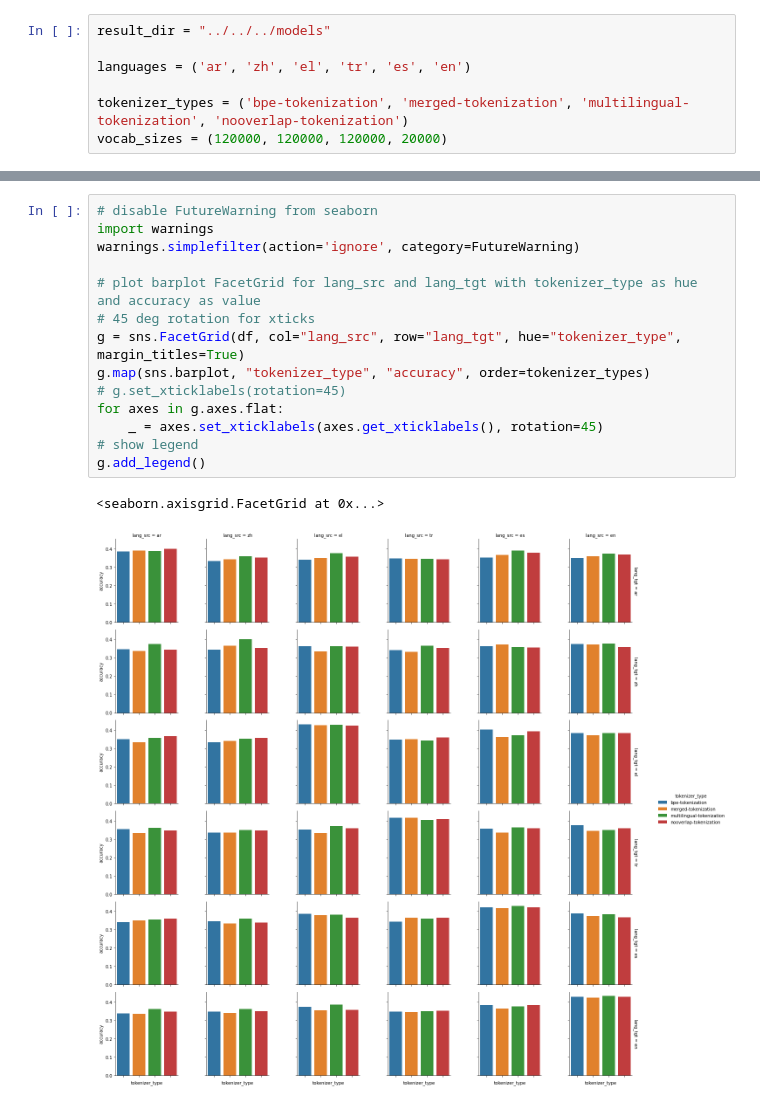
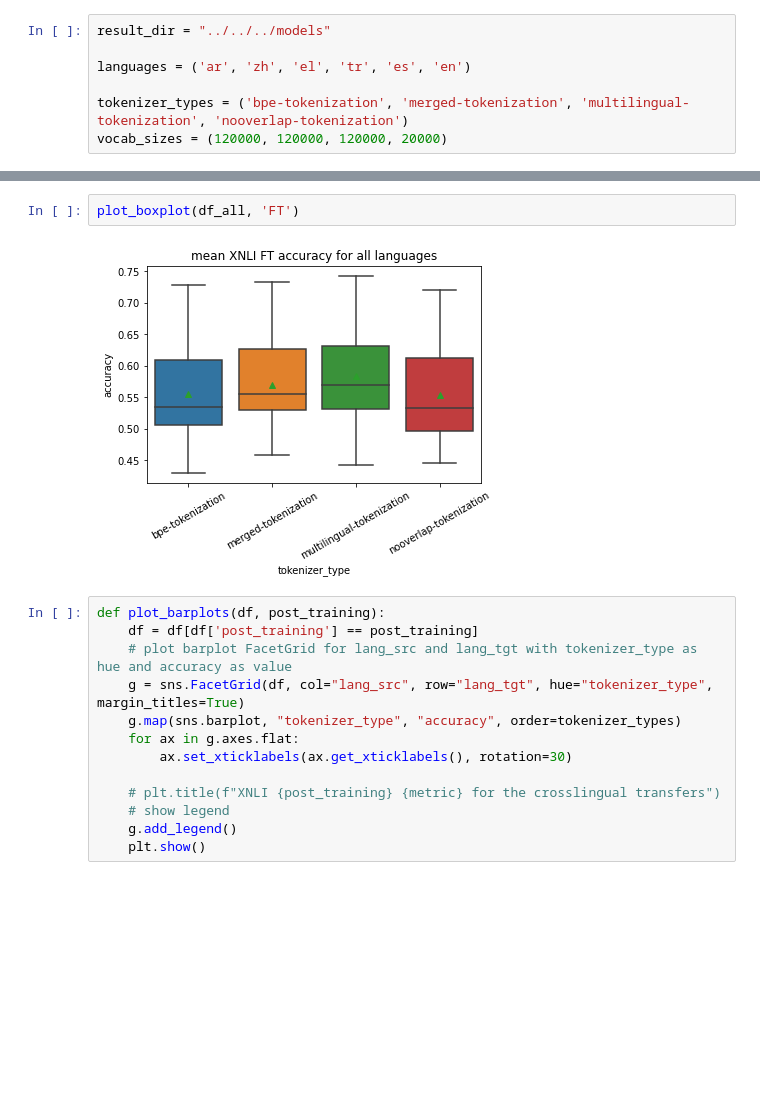
Before and after one commit to tomlimi/entangled_in_scripts, a Jupyter notebook: src/notebooks/3_xnli_results.ipynb, the cells around one changed output, grey strips where cells are left out. Cells and saved outputs as stored; diff of their text form; blank space fills up the shorter version.

```diff
--- a/src/notebooks/3_xnli_results.ipynb
+++ b/src/notebooks/3_xnli_results.ipynb
@@ -65,18 +74,18 @@ Text(0.5, 1.0, 'mean XNLI FT accuracy for all languages')
+# %%
+plot_boxplot(df_all, 'FT')
+# %% [output]
+[figure, added]
 # %%
-# disable FutureWarning from seaborn
-import warnings
-warnings.simplefilter(action='ignore', category=FutureWarning)
+def plot_barplots(df, post_training):
+    df = df[df['post_training'] == post_training]
+    # plot barplot FacetGrid for lang_src and lang_tgt with tokenizer_type as hue and accuracy as value
+    g = sns.FacetGrid(df, col="lang_src", row="lang_tgt", hue="tokenizer_type", margin_titles=True)
+    g.map(sns.barplot, "tokenizer_type", "accuracy", order=tokenizer_types)
+    for ax in g.axes.flat:
+        ax.set_xticklabels(ax.get_xticklabels(), rotation=30)
 
-# plot barplot FacetGrid for lang_src and lang_tgt with tokenizer_type as hue and accuracy as value
-# 45 deg rotation for xticks
-g = sns.FacetGrid(df, col="lang_src", row="lang_tgt", hue="tokenizer_type", margin_titles=True)
-g.map(sns.barplot, "tokenizer_type", "accuracy", order=tokenizer_types)
-# g.set_xticklabels(rotation=45)
-for axes in g.axes.flat:
-    _ = axes.set_xticklabels(axes.get_xticklabels(), rotation=45)
-# show legend
-g.add_legend()
+    # plt.title(f"XNLI {post_training} {metric} for the crosslingual transfers")
+    # show legend
+    g.add_legend()
+    plt.show()
-# %% [output]
-<seaborn.axisgrid.FacetGrid at 0x...>
-[figure, removed]
 # %%
```
Also changed, not shown: parts of 12 cells of this notebook, 4 other files.
